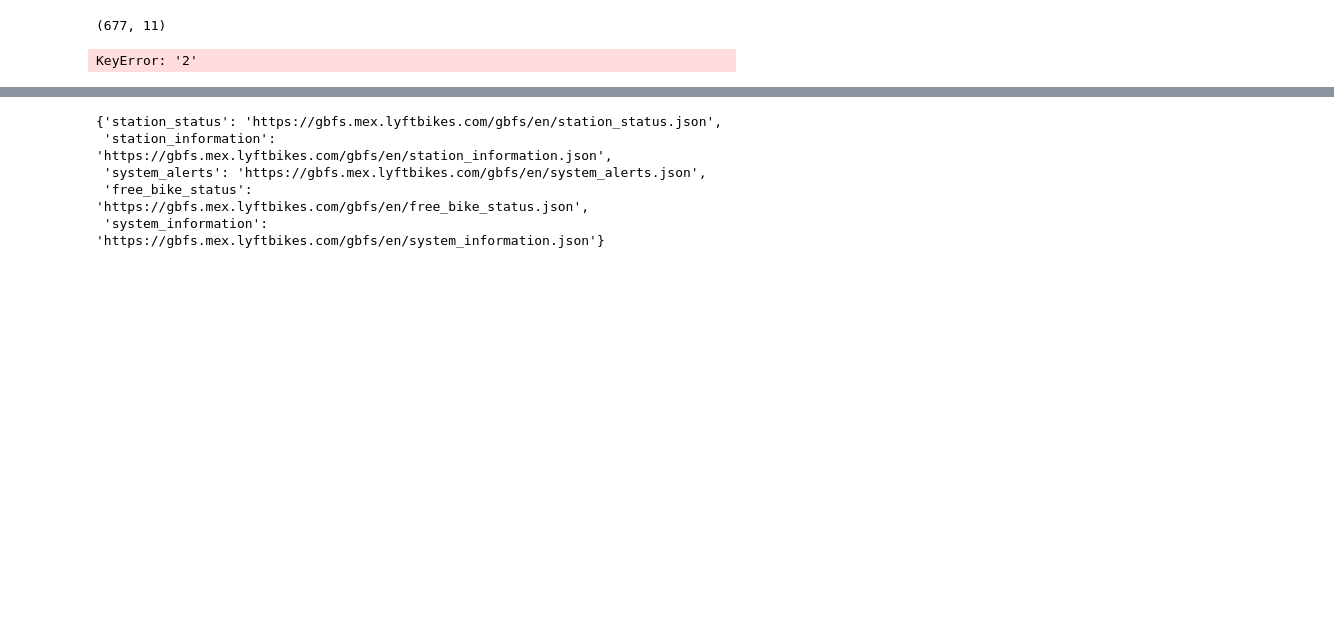
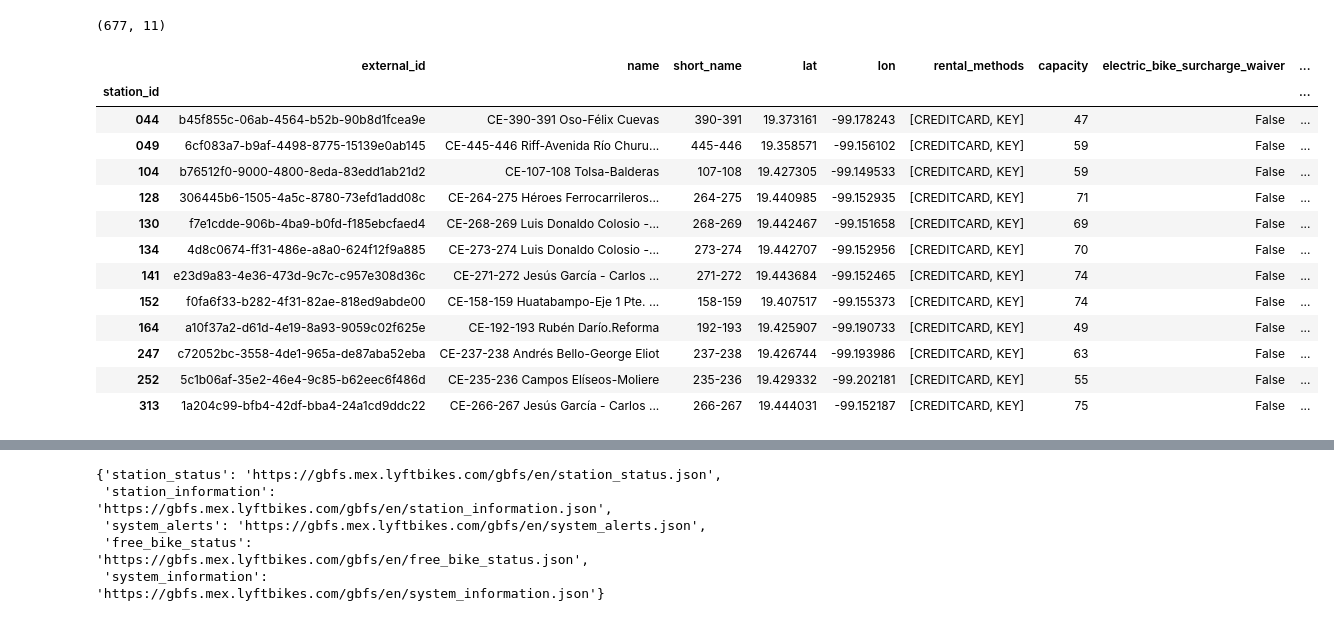
Before and after one commit to Bernacho/EcoBici, a Jupyter notebook: upload_data.ipynb, the cells around one changed output, grey strips where cells are left out. Drawn from its saved outputs; the diff is of its cells as text; code cells hidden in the pictures; blank space fills up the shorter version.

Commit message:
update old system file

```diff
--- a/upload_data.ipynb
+++ b/upload_data.ipynb
@@ -194,14 +187,45 @@ url = "https://gbfs.mex.lyftbikes.com/gbfs/gbfs.json"
 response = requests.get(url,timeout=2)
 api_urls = {x['name']: x['url'] for x in response.json()['data']['en']['feeds']}
 response = requests.get(api_urls['station_information'],timeout=3.1)
-stations = pd.DataFrame.from_dict(response.json()['data']['stations'])
-stations['station_id'] = stations['station_id'].str.lstrip("0")
+new = pd.DataFrame.from_dict(response.json()['data']['stations'])
+new['station_id'] = new['station_id'].str.pad(width=3, side='left', fillchar='0')
 # stations['short_name'] = stations['short_name'].str.lstrip("0")
-stations.set_index("station_id",inplace=True)
-stations.shape
+new.set_index("station_id",inplace=True)
+new.shape
 # %% [output]
 (677, 11)
+# %%
+new[new.short_name.str.lower().str.contains("-")]
+# %% [output]
+|  | external_id | name | short_name | lat | lon | rental_methods | capacity | electric_bike_surcharge_waiver | ... |
+| station_id |  |  |  |  |  |  |  |  | ... |
+| 044 | b45f855c-06ab-4564-b52b-90b8d1fcea9e | CE-390-391 Oso-Félix Cuevas | 390-391 | 19.373161 | -99.178243 | [CREDITCARD, KEY] | 47 | False | ... |
+| 049 | 6cf083a7-b9af-4498-8775-15139e0ab145 | CE-445-446 Riff-Avenida Río Churu... | 445-446 | 19.358571 | -99.156102 | [CREDITCARD, KEY] | 59 | False | ... |
+| 104 | b76512f0-9000-4800-8eda-83edd1ab21d2 | CE-107-108 Tolsa-Balderas | 107-108 | 19.427305 | -99.149533 | [CREDITCARD, KEY] | 59 | False | ... |
+| 128 | 306445b6-1505-4a5c-8780-73efd1add08c | CE-264-275 Héroes Ferrocarrileros... | 264-275 | 19.440985 | -99.152935 | [CREDITCARD, KEY] | 71 | False | ... |
+| 130 | f7e1cdde-906b-4ba9-b0fd-f185ebcfaed4 | CE-268-269 Luis Donaldo Colosio -... | 268-269 | 19.442467 | -99.151658 | [CREDITCARD, KEY] | 69 | False | ... |
+| 134 | 4d8c0674-ff31-486e-a8a0-624f12f9a885 | CE-273-274 Luis Donaldo Colosio -... | 273-274 | 19.442707 | -99.152956 | [CREDITCARD, KEY] | 70 | False | ... |
+| 141 | e23d9a83-4e36-473d-9c7c-c957e308d36c | CE-271-272 Jesús García - Carlos ... | 271-272 | 19.443684 | -99.152465 | [CREDITCARD, KEY] | 74 | False | ... |
+| 152 | f0fa6f33-b282-4f31-82ae-818ed9abde00 | CE-158-159 Huatabampo-Eje 1 Pte. ... | 158-159 | 19.407517 | -99.155373 | [CREDITCARD, KEY] | 74 | False | ... |
+| 164 | a10f37a2-d61d-4e19-8a93-9059c02f625e | CE-192-193 Rubén Darío.Reforma | 192-193 | 19.425907 | -99.190733 | [CREDITCARD, KEY] | 49 | False | ... |
+| 247 | c72052bc-3558-4de1-965a-de87aba52eba | CE-237-238 Andrés Bello-George Eliot | 237-238 | 19.426744 | -99.193986 | [CREDITCARD, KEY] | 63 | False | ... |
+| 252 | 5c1b06af-35e2-46e4-9c85-b62eec6f486d | CE-235-236 Campos Elíseos-Moliere | 235-236 | 19.429332 | -99.202181 | [CREDITCARD, KEY] | 55 | False | ... |
+| 313 | 1a204c99-bfb4-42df-bba4-24a1cd9ddc22 | CE-266-267 Jesús García - Carlos ... | 266-267 | 19.444031 | -99.152187 | [CREDITCARD, KEY] | 75 | False | ... |
 # %%
-stations.loc["2"]
+GITHUB_REPO = "Bernacho/EcoBici"
+
+ECOBICI_API = "https://gbfs.mex.lyftbikes.com/gbfs/gbfs.json"
+response = requests.get(ECOBICI_API,timeout=2)
+api_urls = {x['name']: x['url'] for x in response.json()['data']['en']['feeds']}
+response = requests.get(api_urls['station_information'],timeout=3.1)
+stations = pd.DataFrame.from_dict(response.json()['data']['stations'])
+stations['station_id'] = stations['station_id'].str.pad(width=3, side='left', fillchar='0')
+stations.set_index("station_id",inplace=True)
+
+old_stations = pd.read_csv("https://raw.githubusercontent.com/"+GITHUB_REPO+"/refs/heads/main/data/old_system_stations.csv",dtype={'station_id': str})
+old_stations['station_id'] = old_stations['station_id'].str.pad(width=3, side='left', fillchar='0')
+old_stations.set_index("station_id",inplace=True)
+
+stations = pd.concat([stations,old_stations[~old_stations.index.isin(stations.index)]],axis=0,ignore_index=False)
+stations['system'] = "Old"
+stations['system'] = stations['system'].where(stations.external_id.notna(),"New")
-# %% [output]
-KeyError: '2'
```
Also changed, not shown: parts of 3 cells of this notebook, 2 other files.
